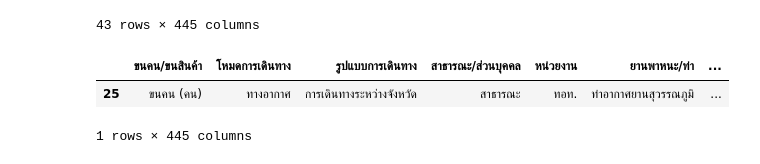
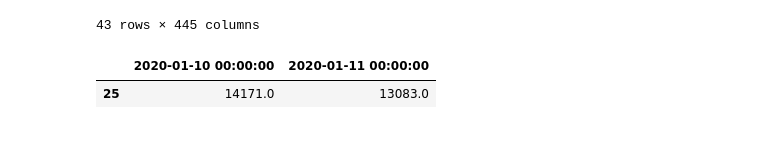
Before and after one commit to thanadolch/data_viz, a Jupyter notebook: Untitled43.ipynb, the cells around one changed output. Saved outputs shown, nothing was run; the diff lists cells and outputs as text; code cells hidden in the pictures.

```diff
--- a/Untitled43.ipynb
+++ b/Untitled43.ipynb
@@ -33,8 +33,8 @@ data_covid
 | 42 | ขนคน (คน) | ทางอากาศ | การเดินทางระหว่างประเทศ | สาธารณะ | ทย. | ท่าอากาศยานภูมิภาค ขาออกประเทศ | ... |
 43 rows × 445 columns
 # %%
-data_covid[data_covid['ยานพาหนะ/ท่า']=='ท่าอากาศยานสุวรรณภูมิ']
+data = data_covid[data_covid['ยานพาหนะ/ท่า']=='ท่าอากาศยานสุวรรณภูมิ']
+data.iloc[:,15:17]
 # %% [output]
-|  | ขนคน/ขนสินค้า | โหมดการเดินทาง | รูปแบบการเดินทาง | สาธารณะ/ส่วนบุคคล | หน่วยงาน | ยานพาหนะ/ท่า | ... |
-| 25 | ขนคน (คน) | ทางอากาศ | การเดินทางระหว่างจังหวัด | สาธารณะ | ทอท. | ท่าอากาศยานสุวรรณภูมิ | ... |
+|  | 2020-01-10 00:00:00 | 2020-01-11 00:00:00 |
+| 25 | 14171.0 | 13083.0 |
-1 rows × 445 columns
```
